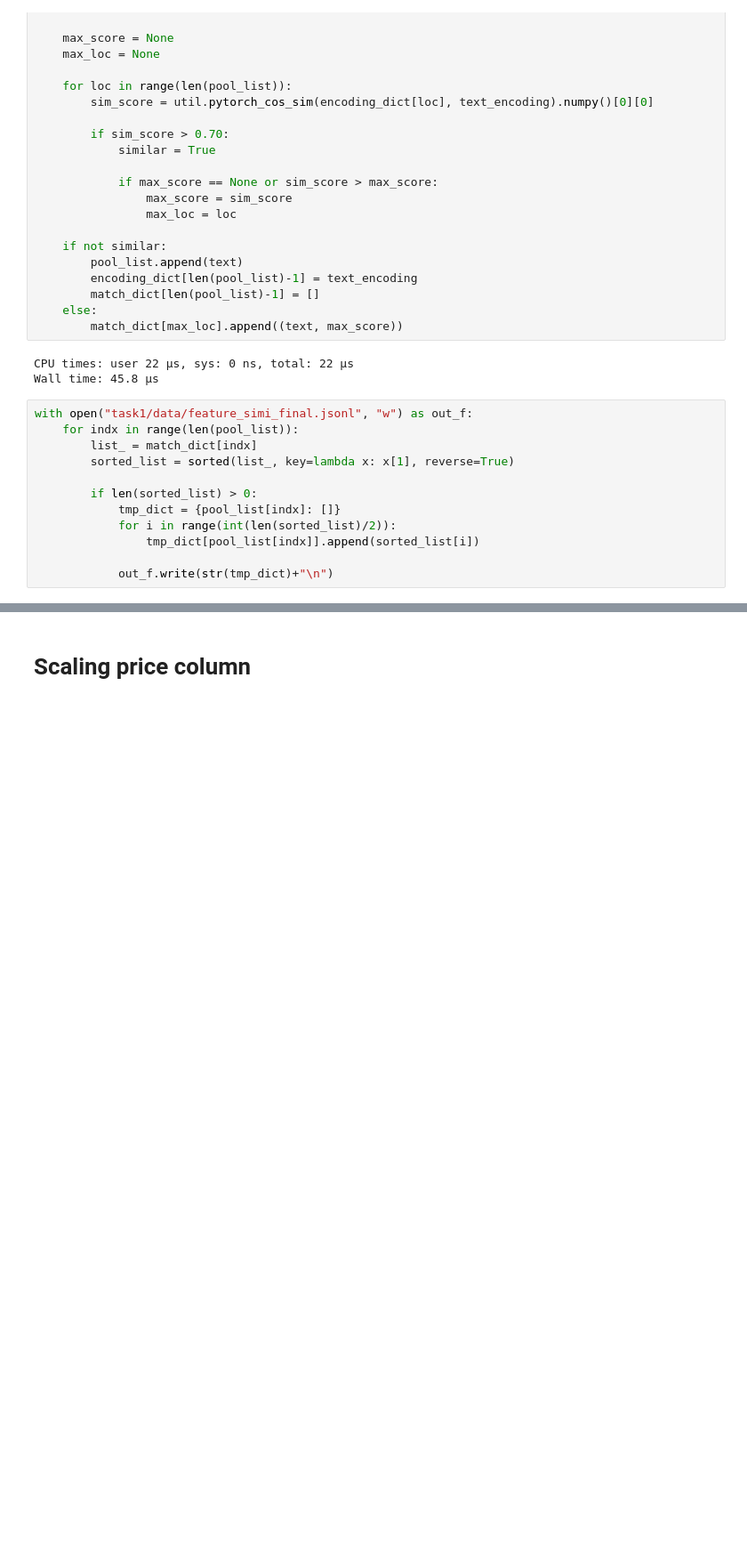
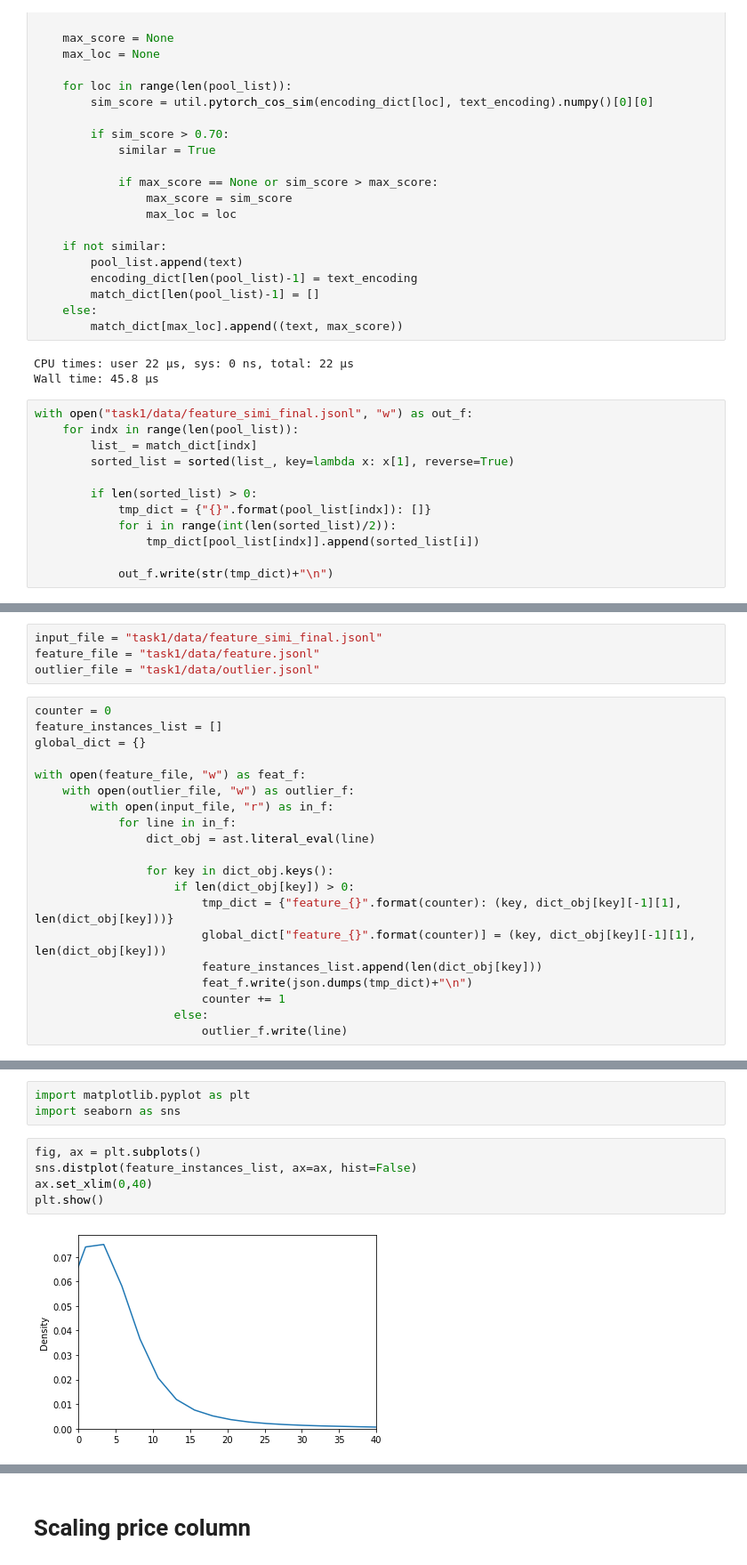
Before and after one commit to shmulvad/sg-car-mart-recommendation-engine, a Jupyter notebook: experiment.ipynb, the cells around one changed output, grey strips where cells are left out. Shown: that part at 89% size. Saved outputs shown, nothing was run; the diff lists cells and outputs as text; blank space fills up the shorter version.

```diff
--- a/experiment.ipynb
+++ b/experiment.ipynb
@@ -180,7 +180,7 @@ with open("task1/data/feature_simi_final.jsonl", "w") as out_f:
         sorted_list = sorted(list_, key=lambda x: x[1], reverse=True)
 
         if len(sorted_list) > 0:
-            tmp_dict = {pool_list[indx]: []}
+            tmp_dict = {"{}".format(pool_list[indx]): []}
             for i in range(int(len(sorted_list)/2)):
                 tmp_dict[pool_list[indx]].append(sorted_list[i])
 
@@ -187,0 +192,24 @@ with open("task1/data/feature_simi_final.jsonl", "w") as out_f:
+# %%
+input_file = "task1/data/feature_simi_final.jsonl"
+feature_file = "task1/data/feature.jsonl"
+outlier_file = "task1/data/outlier.jsonl"
+# %%
+counter = 0
+feature_instances_list = []
+global_dict = {}
+
+with open(feature_file, "w") as feat_f:
+    with open(outlier_file, "w") as outlier_f:
+        with open(input_file, "r") as in_f:
+            for line in in_f:
+                dict_obj = ast.literal_eval(line)
+
+                for key in dict_obj.keys():
+                    if len(dict_obj[key]) > 0:
+                        tmp_dict = {"feature_{}".format(counter): (key, dict_obj[key][-1][1], len(dict_obj[key]))}
+                        global_dict["feature_{}".format(counter)] = (key, dict_obj[key][-1][1], len(dict_obj[key]))
+                        feature_instances_list.append(len(dict_obj[key]))
+                        feat_f.write(json.dumps(tmp_dict)+"\n")
+                        counter += 1
+                    else:
+                        outlier_f.write(line)
@@ -187,0 +223,10 @@ with open("task1/data/feature_simi_final.jsonl", "w") as out_f:
+# %%
+import matplotlib.pyplot as plt
+import seaborn as sns
+# %%
+fig, ax = plt.subplots()
+sns.distplot(feature_instances_list, ax=ax, hist=False)
+ax.set_xlim(0,40)
+plt.show()
+# %% [output]
+[figure, added]
```
Also changed, not shown: parts of 29 cells of this notebook.
